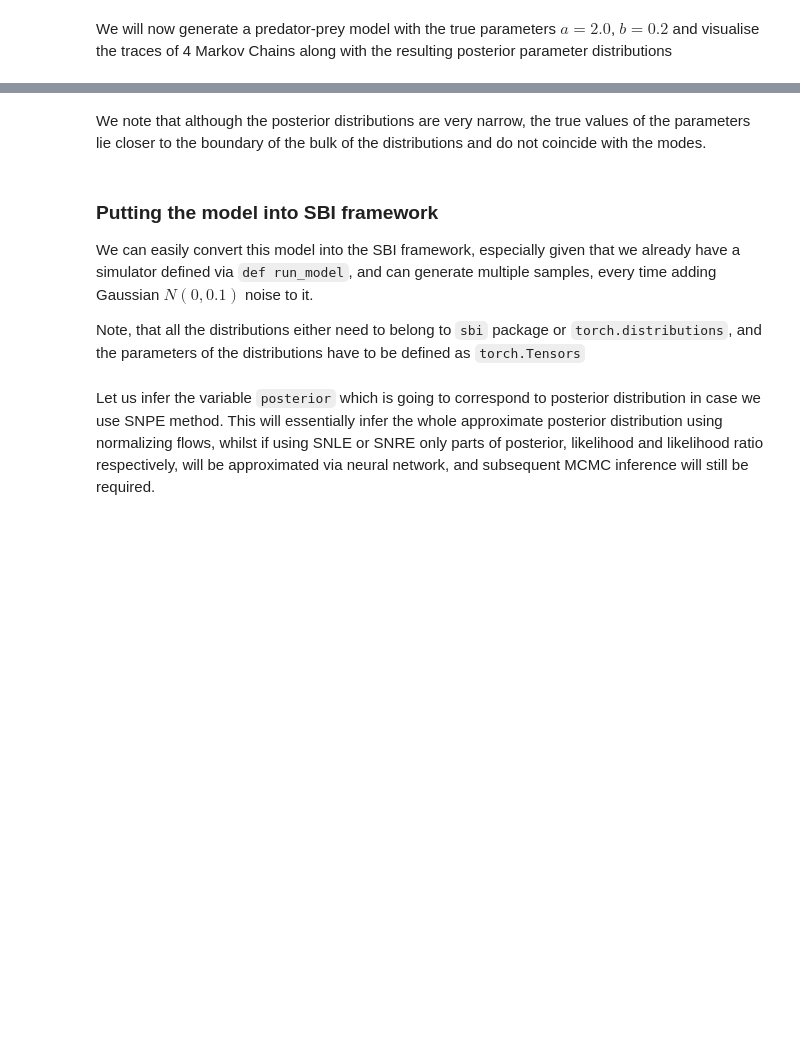
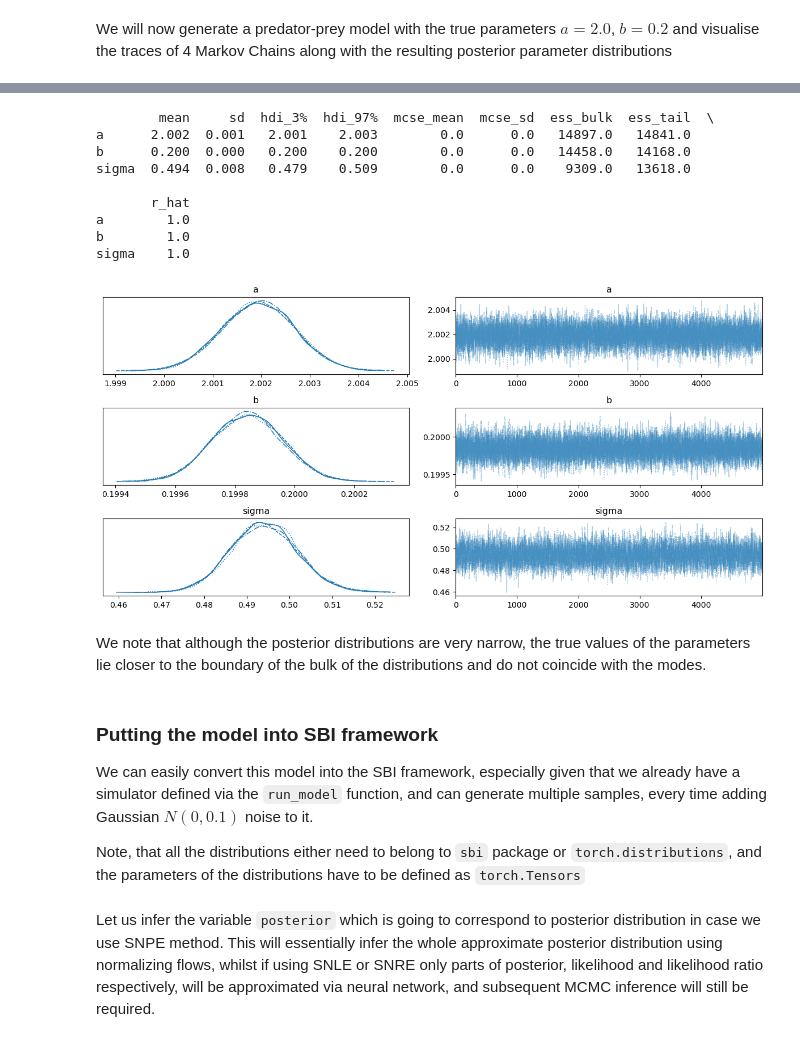
Before and after one commit to albazarova/sbi_intro, a Jupyter notebook: notebooks/2_MCMC_vs_sbi_ODE.ipynb, the cells around one changed output, grey strips where cells are left out. Drawn from its saved outputs; the diff is of its cells as text; code cells hidden in the pictures; blank space fills up the shorter version.

```diff
--- a/notebooks/2_MCMC_vs_sbi_ODE.ipynb
+++ b/notebooks/2_MCMC_vs_sbi_ODE.ipynb
@@ -171,9 +162,25 @@ array([[<Axes: title={'center': 'a'}>, <Axes: title={'center': 'a'}>],
+# %%
+# Analyze the results
+print(az.summary(trace))
+az.plot_trace(trace)
+plt.tight_layout()
+# %% [output]
+        mean     sd  hdi_3%  hdi_97%  mcse_mean  mcse_sd  ess_bulk  ess_tail  \
+a      2.002  0.001   2.001    2.003        0.0      0.0   14897.0   14841.0
+b      0.200  0.000   0.200    0.200        0.0      0.0   14458.0   14168.0
+sigma  0.494  0.008   0.479    0.509        0.0      0.0    9309.0   13618.0
+
+       r_hat
+a        1.0
+b        1.0
+sigma    1.0
+[figure, added]
 # %% [markdown]
 We note that although the posterior distributions are very narrow, the true values of the parameters lie closer to the boundary of the bulk of the distributions and do not coincide with the modes.
 # %% [markdown]
 ### Putting the model into SBI framework
 
-We can easily convert this model into the SBI framework, especially given that we already have a simulator defined via `def run_model`, and can generate multiple samples, every time adding Gaussian $N(0,0.1)$ noise to it.
+We can easily convert this model into the SBI framework, especially given that we already have a simulator defined via the `run_model` function, and can generate multiple samples, every time adding Gaussian $N(0,0.1)$ noise to it.
 
 Note, that all the distributions either need to belong to `sbi` package or `torch.distributions`, and the parameters of the distributions have to be defined as `torch.Tensors`
 # %% [markdown]
```
Also changed, not shown: parts of 30 cells of this notebook.
